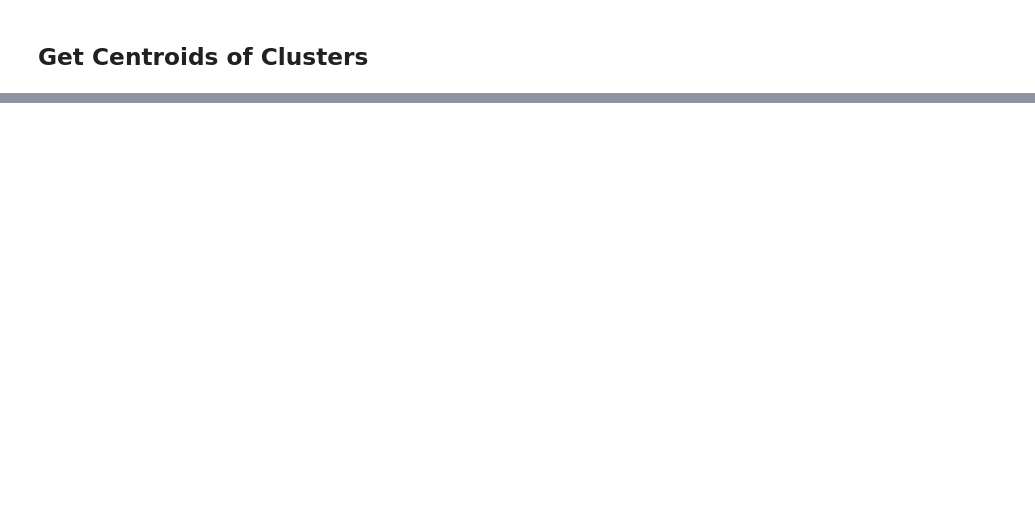
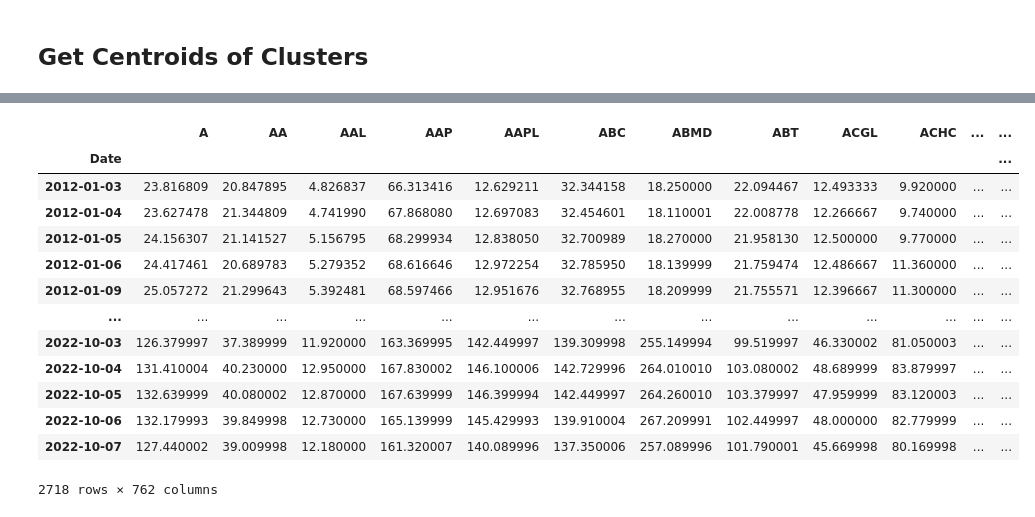
Before and after one commit to Petesyf/NYU_MathFin_Project, a Jupyter notebook: main.ipynb, the cells around one changed output, grey strips where cells are left out. Saved outputs shown, nothing was run; the diff lists cells and outputs as text; code cells hidden in the pictures; blank space fills up the shorter version.

```diff
--- a/main.ipynb
+++ b/main.ipynb
@@ -192,0 +224,18 @@ IndexError: list index out of range
+# %%
+performance_data = pd.read_csv("Data/Raw_Data_20221007.csv", index_col=0)
+performance_data
+# %% [output]
+|  | A | AA | AAL | AAP | AAPL | ABC | ABMD | ABT | ACGL | ACHC | ... | ... |
+| Date |  |  |  |  |  |  |  |  |  |  |  | ... |
+| 2012-01-03 | 23.816809 | 20.847895 | 4.826837 | 66.313416 | 12.629211 | 32.344158 | 18.250000 | 22.094467 | 12.493333 | 9.920000 | ... | ... |
+| 2012-01-04 | 23.627478 | 21.344809 | 4.741990 | 67.868080 | 12.697083 | 32.454601 | 18.110001 | 22.008778 | 12.266667 | 9.740000 | ... | ... |
+| 2012-01-05 | 24.156307 | 21.141527 | 5.156795 | 68.299934 | 12.838050 | 32.700989 | 18.270000 | 21.958130 | 12.500000 | 9.770000 | ... | ... |
+| 2012-01-06 | 24.417461 | 20.689783 | 5.279352 | 68.616646 | 12.972254 | 32.785950 | 18.139999 | 21.759474 | 12.486667 | 11.360000 | ... | ... |
+| 2012-01-09 | 25.057272 | 21.299643 | 5.392481 | 68.597466 | 12.951676 | 32.768955 | 18.209999 | 21.755571 | 12.396667 | 11.300000 | ... | ... |
+| ... | ... | ... | ... | ... | ... | ... | ... | ... | ... | ... | ... | ... |
+| 2022-10-03 | 126.379997 | 37.389999 | 11.920000 | 163.369995 | 142.449997 | 139.309998 | 255.149994 | 99.519997 | 46.330002 | 81.050003 | ... | ... |
+| 2022-10-04 | 131.410004 | 40.230000 | 12.950000 | 167.830002 | 146.100006 | 142.729996 | 264.010010 | 103.080002 | 48.689999 | 83.879997 | ... | ... |
+| 2022-10-05 | 132.639999 | 40.080002 | 12.870000 | 167.639999 | 146.399994 | 142.449997 | 264.260010 | 103.379997 | 47.959999 | 83.120003 | ... | ... |
+| 2022-10-06 | 132.179993 | 39.849998 | 12.730000 | 165.139999 | 145.429993 | 139.910004 | 267.209991 | 102.449997 | 48.000000 | 82.779999 | ... | ... |
+| 2022-10-07 | 127.440002 | 39.009998 | 12.180000 | 161.320007 | 140.089996 | 137.350006 | 257.089996 | 101.790001 | 45.669998 | 80.169998 | ... | ... |
+2718 rows × 762 columns
```
Also changed, not shown: parts of 4 cells of this notebook, 1 other file.
